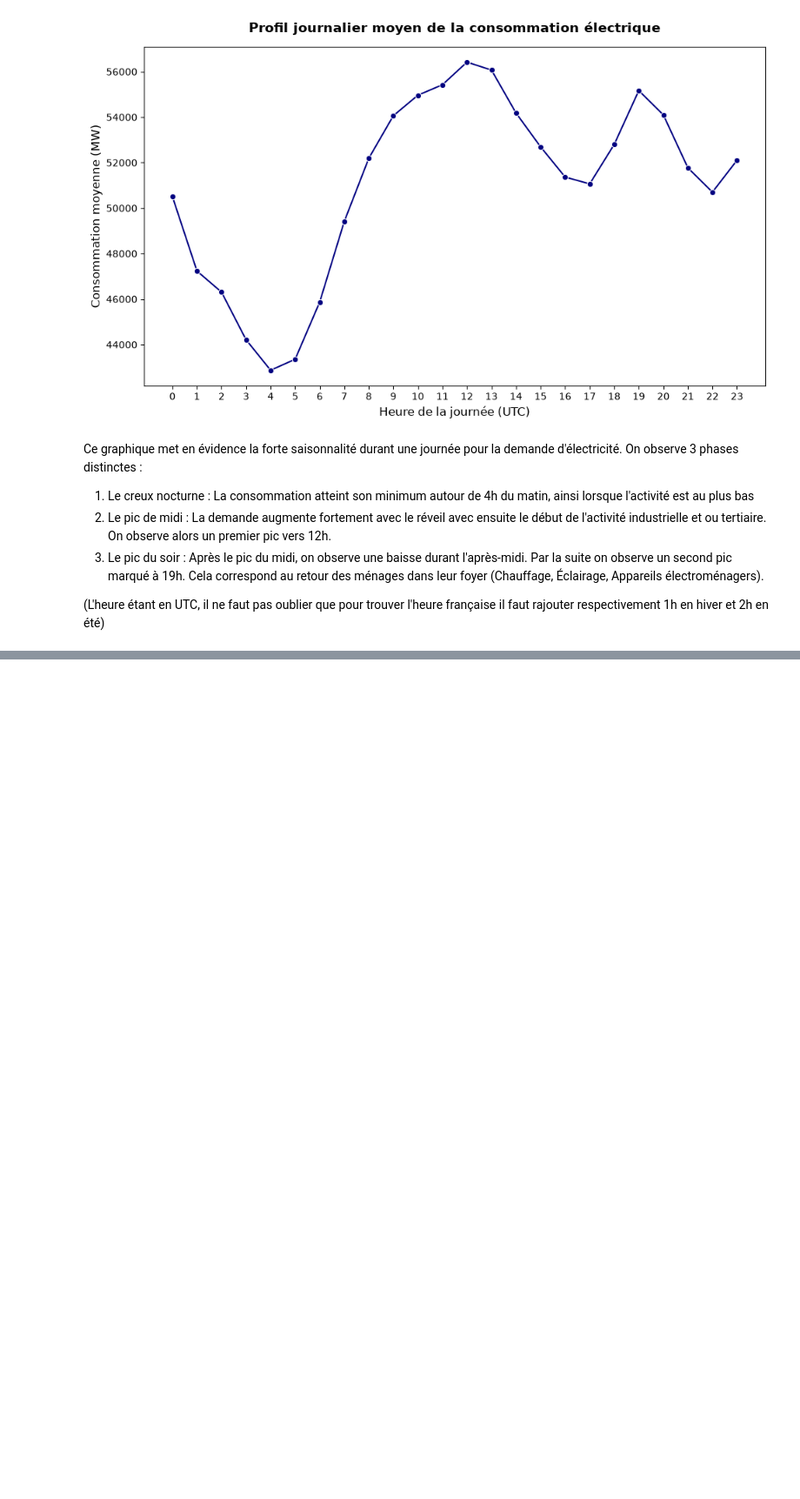
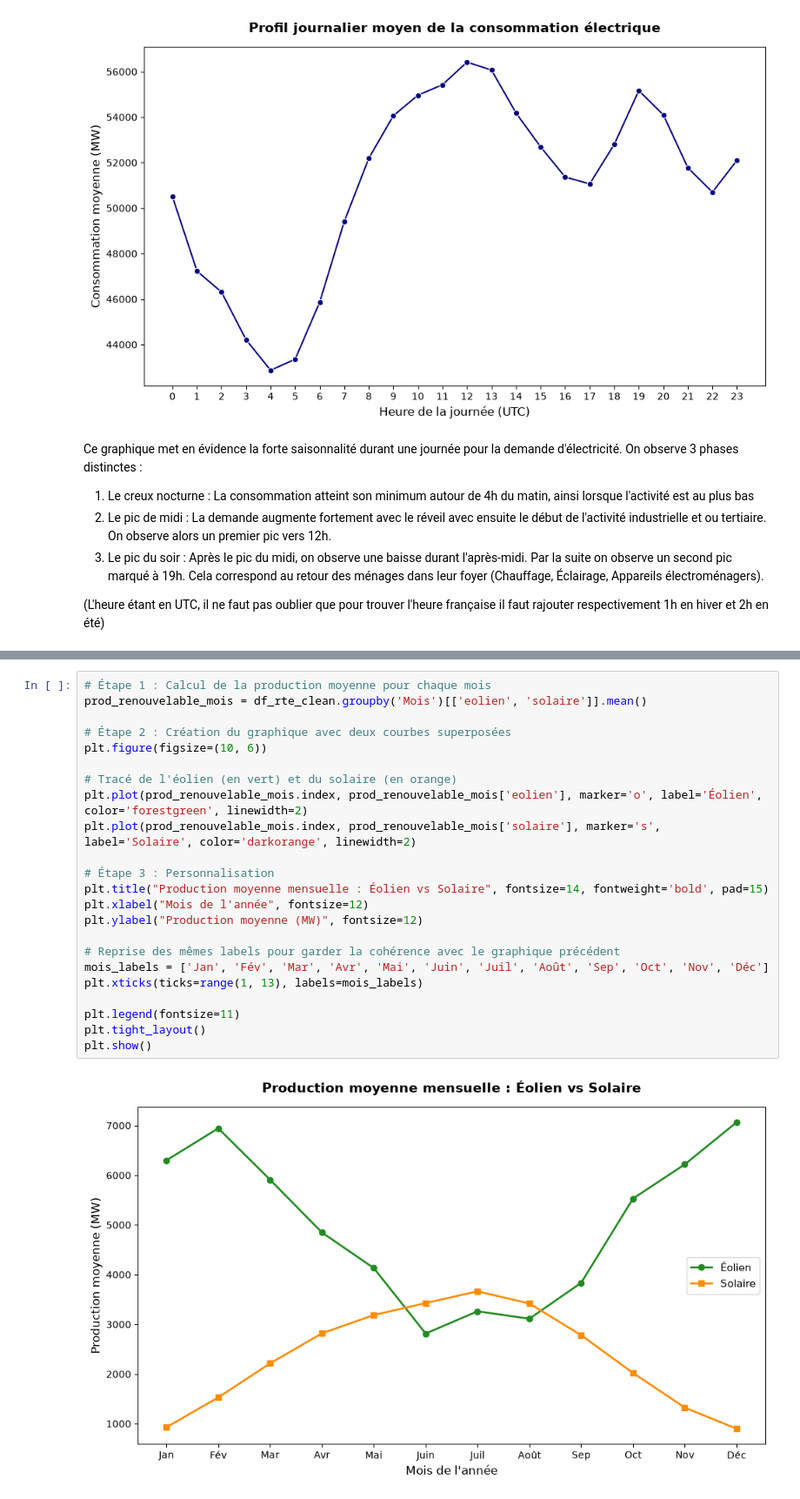
Before and after one commit to Elyes-Belhassen/meteo-energies-renouvelables-france, a Jupyter notebook: analyse_rte.ipynb, the cells around one changed output, grey strips where cells are left out. Shown at 87% size. Saved outputs shown, nothing was run; the diff lists cells and outputs as text; blank space fills up the shorter version.

```diff
--- a/analyse_rte.ipynb
+++ b/analyse_rte.ipynb
@@ -109,0 +142,25 @@ Ce graphique met en évidence la forte saisonnalité durant une journée pour la
+# %%
+# Étape 1 : Calcul de la production moyenne pour chaque mois
+prod_renouvelable_mois = df_rte_clean.groupby('Mois')[['eolien', 'solaire']].mean()
+
+# Étape 2 : Création du graphique avec deux courbes superposées
+plt.figure(figsize=(10, 6))
+
+# Tracé de l'éolien (en vert) et du solaire (en orange)
+plt.plot(prod_renouvelable_mois.index, prod_renouvelable_mois['eolien'], marker='o', label='Éolien', color='forestgreen', linewidth=2)
+plt.plot(prod_renouvelable_mois.index, prod_renouvelable_mois['solaire'], marker='s', label='Solaire', color='darkorange', linewidth=2)
+
+# Étape 3 : Personnalisation
+plt.title("Production moyenne mensuelle : Éolien vs Solaire", fontsize=14, fontweight='bold', pad=15)
+plt.xlabel("Mois de l'année", fontsize=12)
+plt.ylabel("Production moyenne (MW)", fontsize=12)
+
+# Reprise des mêmes labels pour garder la cohérence avec le graphique précédent
+mois_labels = ['Jan', 'Fév', 'Mar', 'Avr', 'Mai', 'Juin', 'Juil', 'Août', 'Sep', 'Oct', 'Nov', 'Déc']
+plt.xticks(ticks=range(1, 13), labels=mois_labels)
+
+plt.legend(fontsize=11)
+plt.tight_layout()
+plt.show()
+# %% [output]
+[figure, added]
```
Also changed, not shown: parts of 8 cells of this notebook.
